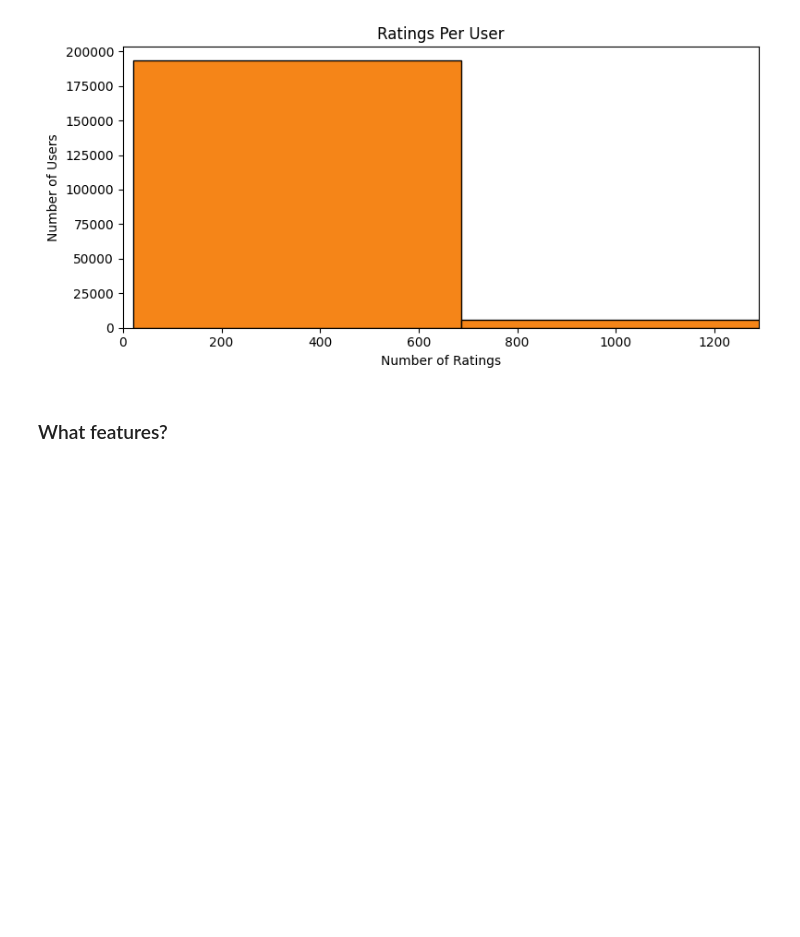
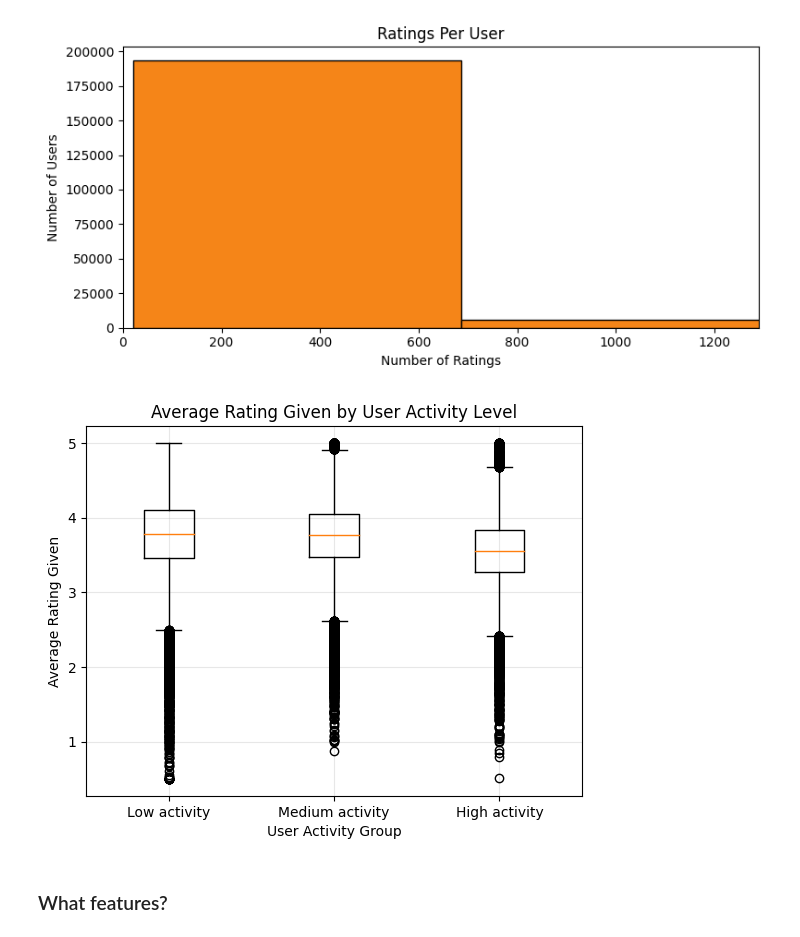
Before and after one commit to anthonyjk/movie-recommendation-site, a Jupyter notebook: data_exploration.ipynb, the cells around one changed output. Drawn from its saved outputs; the diff is of its cells as text; code cells hidden in the pictures; blank space fills up the shorter version.

```diff
--- a/data_exploration.ipynb
+++ b/data_exploration.ipynb
@@ -278,6 +296,28 @@ Users with at least 500 ratings: 12,603
 | 22743 | 22744 | 7372 | 2.640193 |
 | 7857 | 7858 | 7322 | 1.549850 |
 [figure]
+# %%
+# compare average ratings given by user activity level
+user_activity["activity_group"] = pd.cut(
+    user_activity["rating_count"],
+    bins=[0, 50, 200, user_activity["rating_count"].max()],
+    labels=["Low activity", "Medium activity", "High activity"]
+)
+
+grouped_ratings = [
+    user_activity.loc[user_activity["activity_group"] == group, "average_rating_given"].dropna()
+    for group in ["Low activity", "Medium activity", "High activity"]
+]
+
+plt.figure()
+plt.boxplot(grouped_ratings, labels=["Low activity", "Medium activity", "High activity"])
+plt.title("Average Rating Given by User Activity Level")
+plt.xlabel("User Activity Group")
+plt.ylabel("Average Rating Given")
+plt.grid(True, alpha=0.3)
+plt.show()
+# %% [output]
+[figure, added]
 # %% [markdown]
 ### What features?
 # %% [markdown]
```
Also changed, not shown: parts of 2 cells of this notebook.
